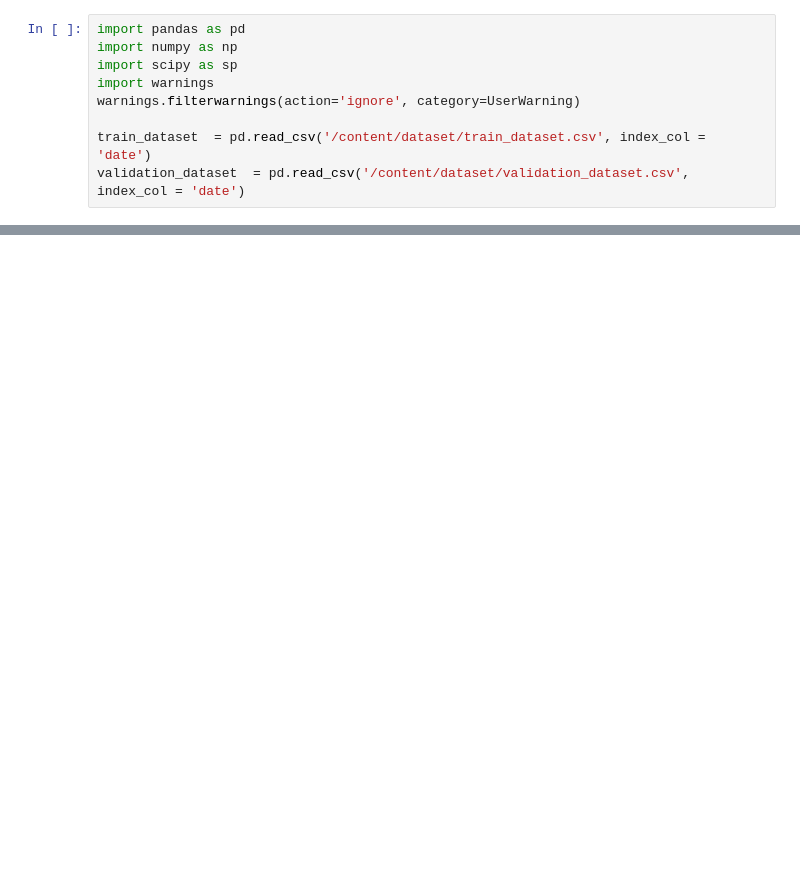
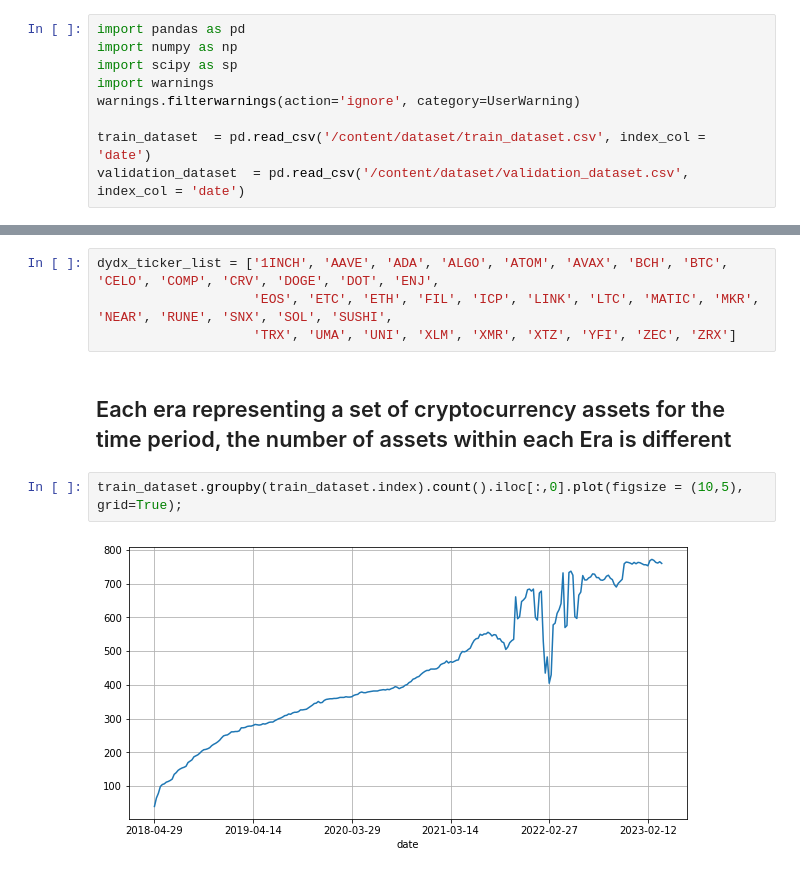
Before and after one commit to rocketcapital-ai/competition_quickstart_dataloader, a Jupyter notebook: Quickstart.ipynb, the cells around one changed output, grey strips where cells are left out. Cells and saved outputs as stored; diff of their text form; blank space fills up the shorter version.

```diff
--- a/Quickstart.ipynb
+++ b/Quickstart.ipynb
@@ -261,0 +149,10 @@ prediction.to_csv('/content/prediction/prediction.csv', index = False, header =
+# %%
+dydx_ticker_list = ['1INCH', 'AAVE', 'ADA', 'ALGO', 'ATOM', 'AVAX', 'BCH', 'BTC', 'CELO', 'COMP', 'CRV', 'DOGE', 'DOT', 'ENJ',
+                    'EOS', 'ETC', 'ETH', 'FIL', 'ICP', 'LINK', 'LTC', 'MATIC', 'MKR', 'NEAR', 'RUNE', 'SNX', 'SOL', 'SUSHI',
+                    'TRX', 'UMA', 'UNI', 'XLM', 'XMR', 'XTZ', 'YFI', 'ZEC', 'ZRX']
+# %% [markdown]
+## Each era representing a set of cryptocurrency assets for the time period, the number of assets within each Era is different
+# %%
+train_dataset.groupby(train_dataset.index).count().iloc[:,0].plot(figsize = (10,5), grid=True);
+# %% [output]
+[figure, added]
```
Also changed, not shown: parts of 54 cells of this notebook.
